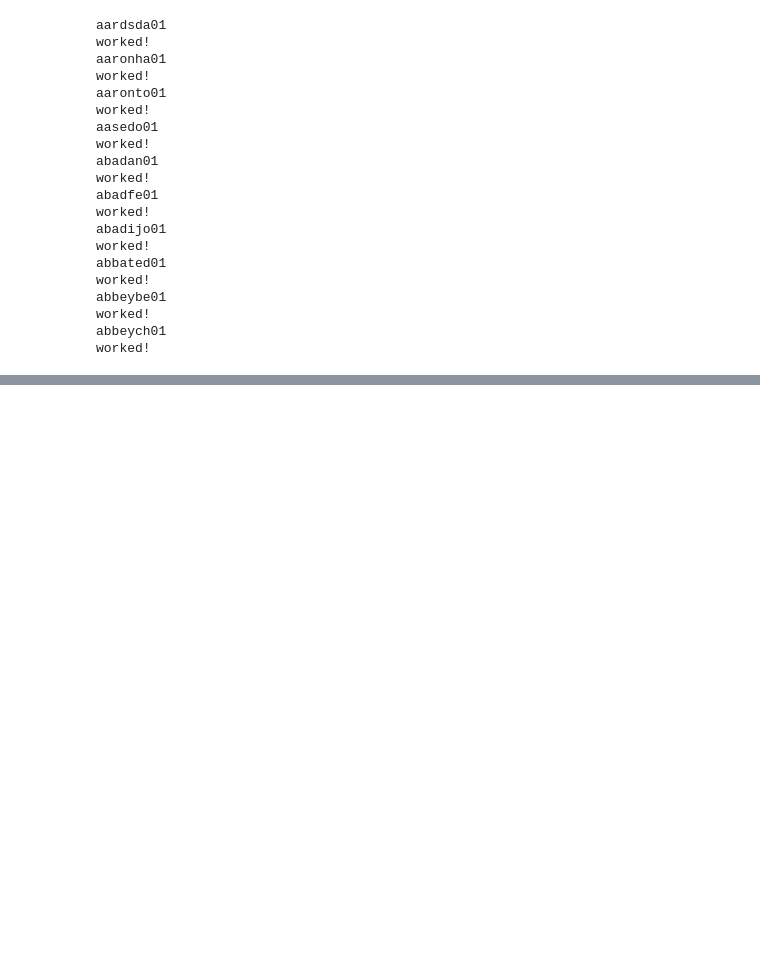
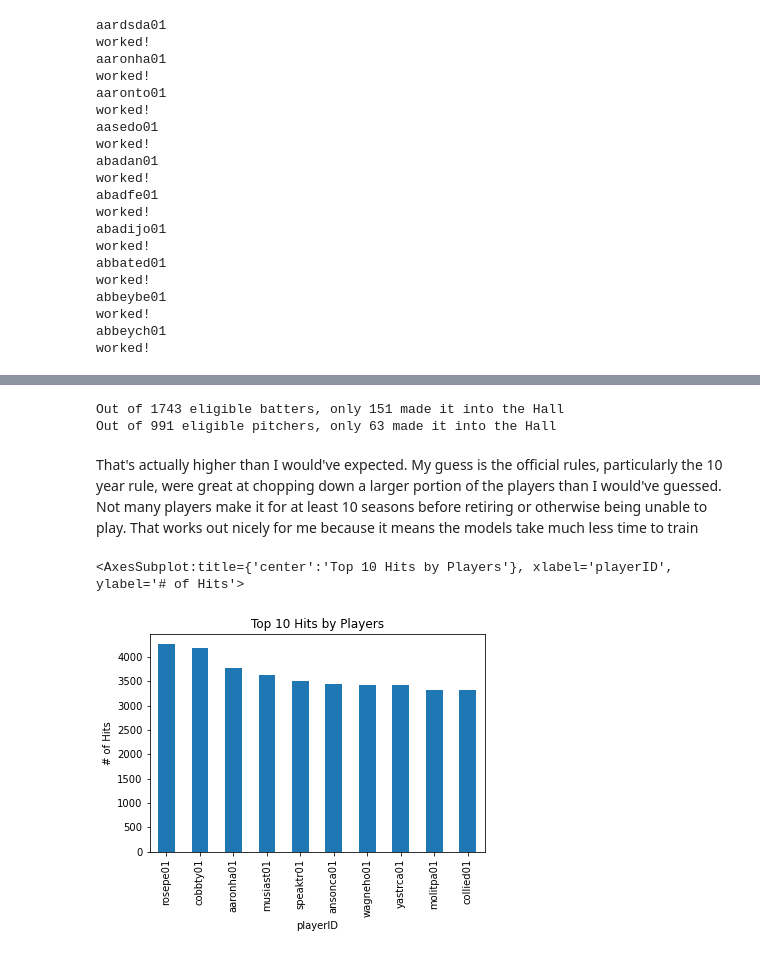
Before and after one commit to ctmurphey/ML-BaseballHoF, a Jupyter notebook: playwithdata.ipynb, the cells around one changed output, grey strips where cells are left out. Cells and saved outputs as stored; diff of their text form; code cells hidden in the pictures; blank space fills up the shorter version.

```diff
--- a/playwithdata.ipynb
+++ b/playwithdata.ipynb
@@ -110,0 +137,8 @@ He won the World Series 1 times
+# %%
+batting = pd.read_csv("battingdata.csv")
+pitching = pd.read_csv("pitchingdata.csv")
+del batting['Unnamed: 0'] #leftover column from outputting to csv earlier
+del pitching['Unnamed: 0']
+# %%
+batting = batting.set_index('playerID')
+batting
@@ -110,0 +178,13 @@ He won the World Series 1 times
+# %%
+print(f"Out of {batting.shape[0]} eligible batters, only {batting['HoF'].sum(axis=0)} made it into the Hall")
+print(f"Out of {pitching.shape[0]} eligible pitchers, only {pitching['HoF'].sum(axis=0)} made it into the Hall")
+# %% [output]
+Out of 1743 eligible batters, only 151 made it into the Hall
+Out of 991 eligible pitchers, only 63 made it into the Hall
+# %% [markdown]
+That's actually higher than I would've expected. My guess is the official rules, particularly the 10 year rule, were great at chopping down a larger portion of the players than I would've guessed. Not many players make it for at least 10 seasons before retiring or otherwise being unable to play. That works out nicely for me because it means the models take much less time to train
+# %%
+batting['H'].sort_values(ascending=False).head(10).plot(kind='bar', title='Top 10 Hits by Players', ylabel='# of Hits')
+# %% [output]
+<AxesSubplot:title={'center':'Top 10 Hits by Players'}, xlabel='playerID', ylabel='# of Hits'>
+[figure, added]
```
Also changed, not shown: parts of 12 cells of this notebook, 3 other files.
